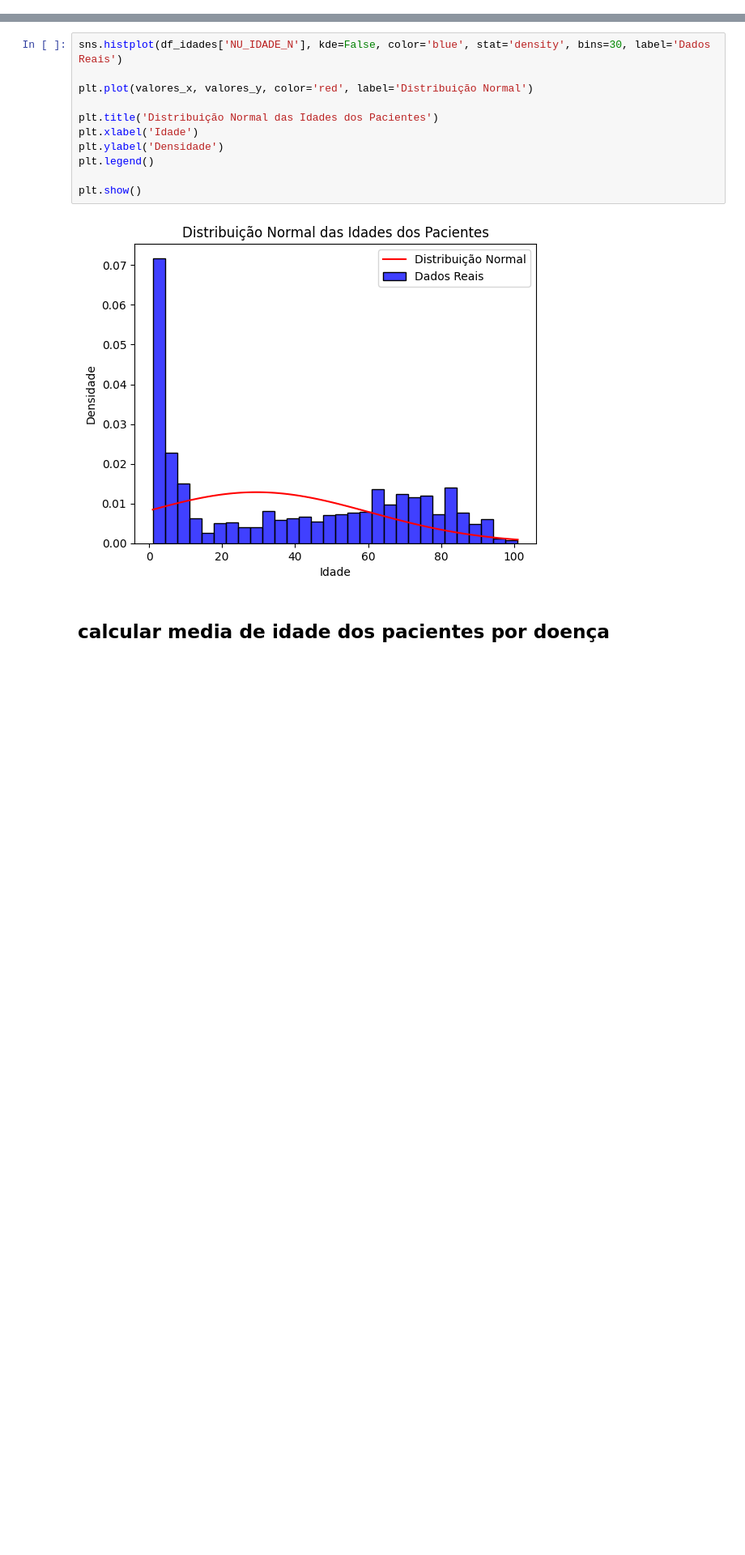
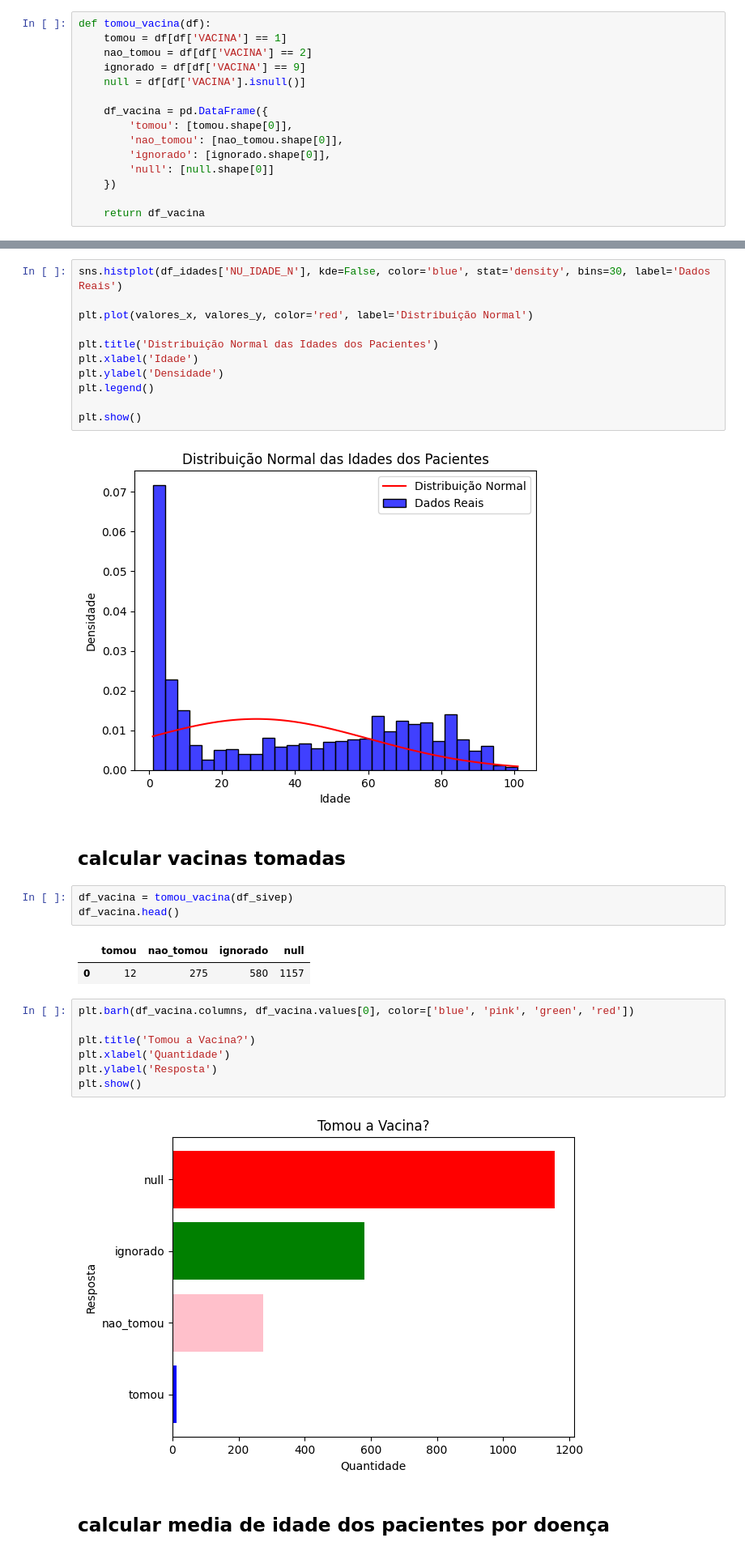
Before and after one commit to Gefft3/ecos-da-rota, a Jupyter notebook: plots.ipynb, the cells around one changed output, grey strips where cells are left out. Shown: that part at 81% size. Drawn from its saved outputs; the diff is of its cells as text; blank space fills up the shorter version.

```diff
--- a/plots.ipynb
+++ b/plots.ipynb
@@ -82,3 +105,18 @@ def fator_risco(df):
+# %%
+def tomou_vacina(df):
+    tomou = df[df['VACINA'] == 1]
+    nao_tomou = df[df['VACINA'] == 2]
+    ignorado = df[df['VACINA'] == 9]
+    null = df[df['VACINA'].isnull()]
+
+    df_vacina = pd.DataFrame({
+        'tomou': [tomou.shape[0]],
+        'nao_tomou': [nao_tomou.shape[0]],
+        'ignorado': [ignorado.shape[0]],
+        'null': [null.shape[0]]
+    })
+
+    return df_vacina
 # %%
 def media_idade_pacientes(df):
     idades = df[df['TP_IDADE'] == 3]
@@ -214,5 +283,22 @@ plt.legend()
 plt.show()
 # %% [output]
 [figure]
+# %% [markdown]
+## calcular vacinas tomadas
+# %%
+df_vacina = tomou_vacina(df_sivep)
+df_vacina.head()
+# %% [output]
+|  | tomou | nao_tomou | ignorado | null |
+| 0 | 12 | 275 | 580 | 1157 |
+# %%
+plt.barh(df_vacina.columns, df_vacina.values[0], color=['blue', 'pink', 'green', 'red'])
+
+plt.title('Tomou a Vacina?')
+plt.xlabel('Quantidade')
+plt.ylabel('Resposta')
+plt.show()
+# %% [output]
+[figure, added]
 # %% [markdown]
 ## calcular media de idade dos pacientes por doença
```
Also changed, not shown: parts of 10 cells of this notebook.
